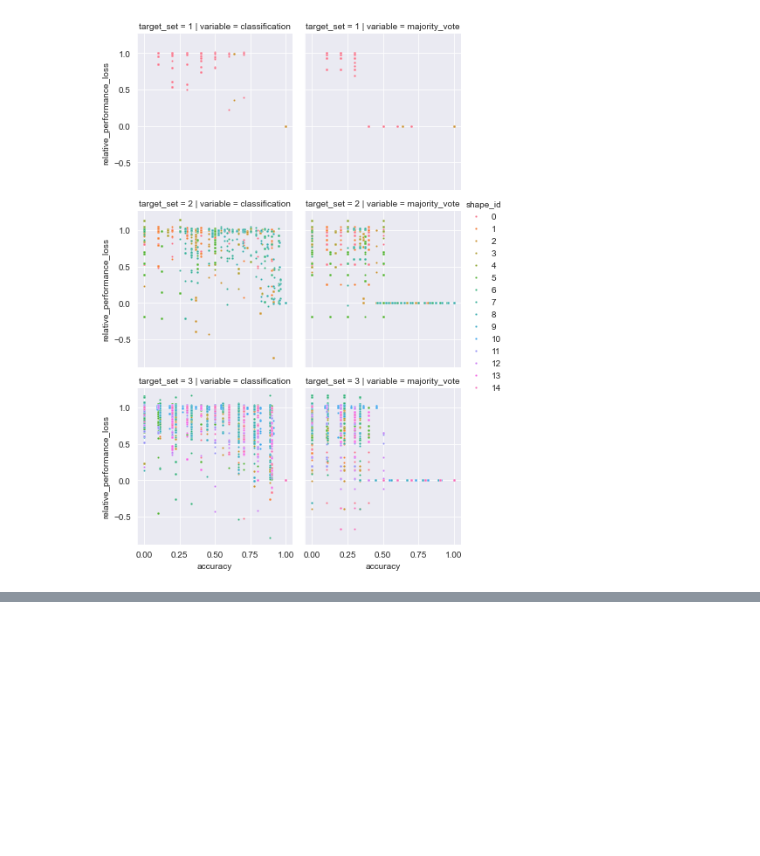
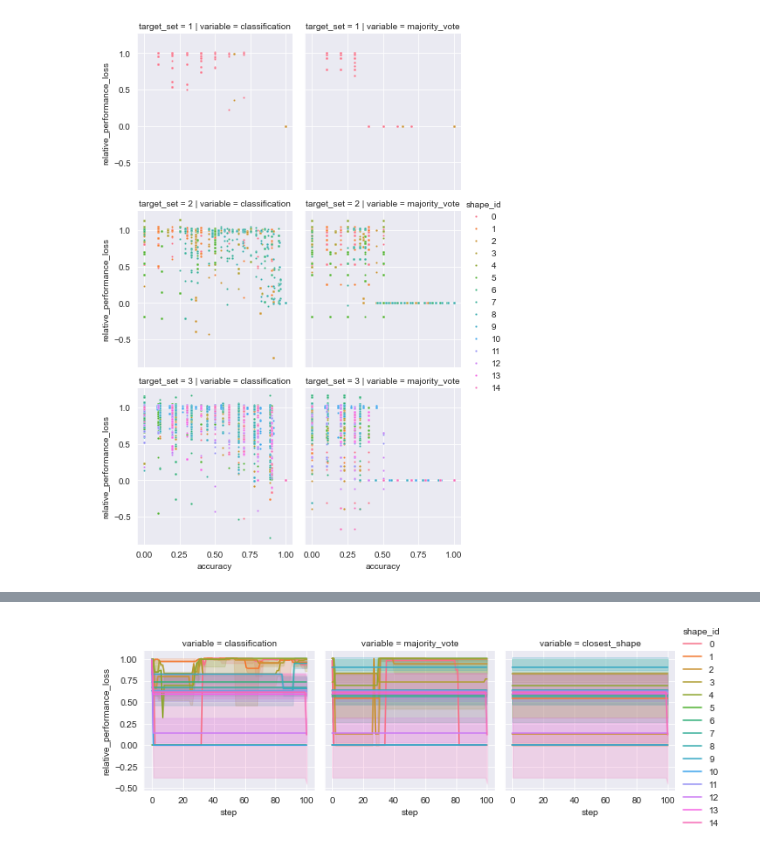
Before and after one commit to giorgia-nadizar/nca-vsr-classification, a Jupyter notebook: vsrs/performance_analysis.ipynb, the cells around one changed output, grey strips where cells are left out. Saved outputs shown, nothing was run; the diff lists cells and outputs as text; code cells hidden in the pictures; blank space fills up the shorter version.

```diff
--- a/vsrs/performance_analysis.ipynb
+++ b/vsrs/performance_analysis.ipynb
@@ -150,0 +224,7 @@ plt.show()
+# %%
+g = sns.FacetGrid(mismatch_class_df_long, col="variable", hue="shape_id")
+g.map_dataframe(sns.lineplot, x="step", y="relative_performance_loss", estimator="median", errorbar=("pi", 50))
+g.add_legend()
+plt.show()
+# %% [output]
+[figure, added]
```
Also changed, not shown: parts of 6 cells of this notebook, 1 other file.
